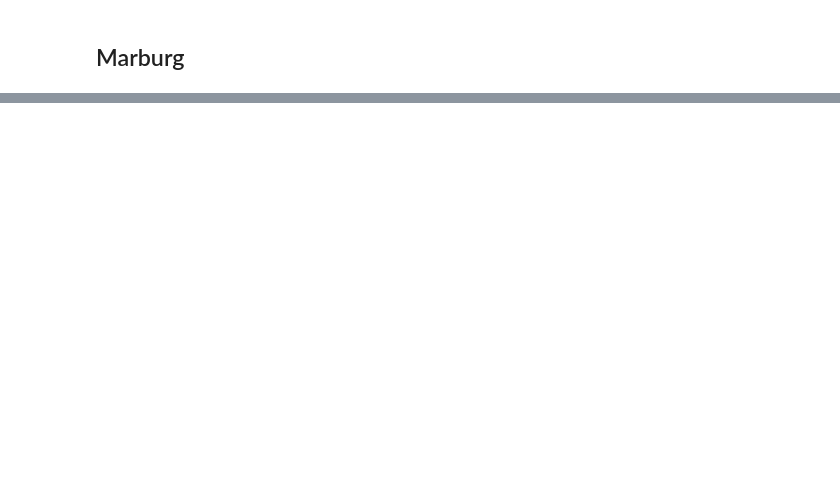
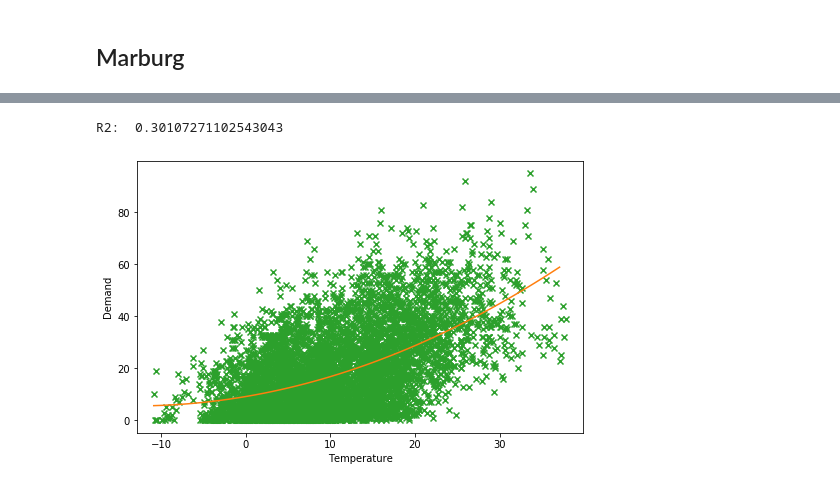
Before and after one commit to mogottsch/dsml_2020_magma, a Jupyter notebook: 3_predictive_modeling/Poly_Regression_Regularization.ipynb, the cells around one changed output, grey strips where cells are left out. Saved outputs shown, nothing was run; the diff lists cells and outputs as text; code cells hidden in the pictures; blank space fills up the shorter version.

```diff
--- a/3_predictive_modeling/Poly_Regression_Regularization.ipynb
+++ b/3_predictive_modeling/Poly_Regression_Regularization.ipynb
@@ -130,8 +84,9 @@ iterating_over_lambda(x,y,3,-3,-1)
 # %%
-def plot_regression_poly_scikit(x,y,deg, lam):
+def plot_regression_poly_scikit(x,y,deg, lam, Name):
 
     Poly = PolynomialFeatures(degree = deg)
-    X_poly = Poly.fit_transform(x.reshape(-1,1))
+    X_poly = Poly.fit_transform(x)
+    #X_poly = Poly.fit_transform(x.reshape(-1,1))
 
     model_L2 = Ridge(alpha = lam, normalize = True, solver = 'lsqr') # select least squares regression as solver
     model_L2.fit(X_poly, y)
@@ -141,11 +96,11 @@ def plot_regression_poly_scikit(x,y,deg, lam):
     x_fit = np.arange(x.min(),x.max() ,1)[:, np.newaxis]
     y_pred = model_L2.predict(Poly.fit_transform(x_fit.reshape(-1,1)))
 
-    plt.figure(figsize = (8,6))
+    plt.figure(figsize = (8,5))
     plt.scatter(x,y,marker="x", c='C2')
     ylim = plt.ylim()
     plt.plot(x_fit,y_pred, c='C1')
-    plt.xlabel("Year")
+    plt.xlabel(Name)
     plt.ylabel("Demand")
     plt.xlim([x.min()-2,x.max()+2]) # leave some space before and after limits
     plt.ylim(ylim)
@@ -281,0 +163,5 @@ R2:  0.16132538784853856
+# %%
+plot_regression_poly_scikit(X_train.values, y_train.values, 2, 0, "Temperature")
+# %% [output]
+R2:  0.30107271102543043
+[figure, added]
```
Also changed, not shown: parts of 73 cells of this notebook, 1 other file.
